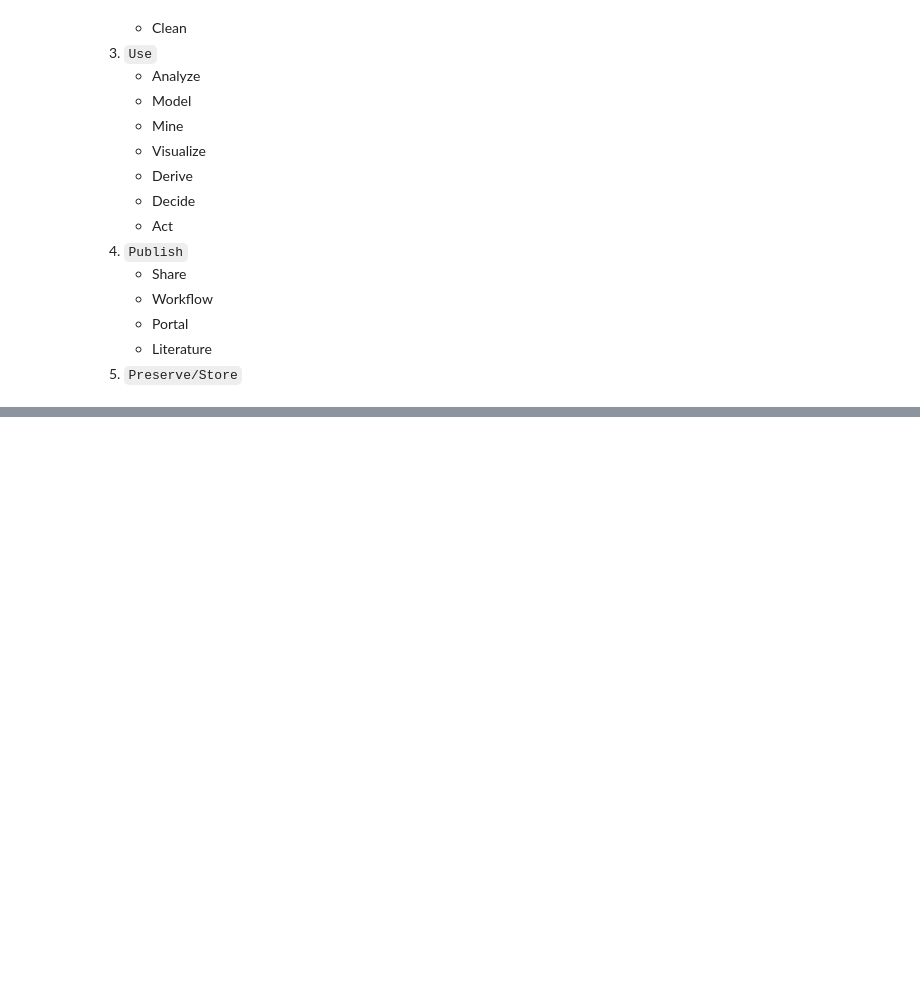
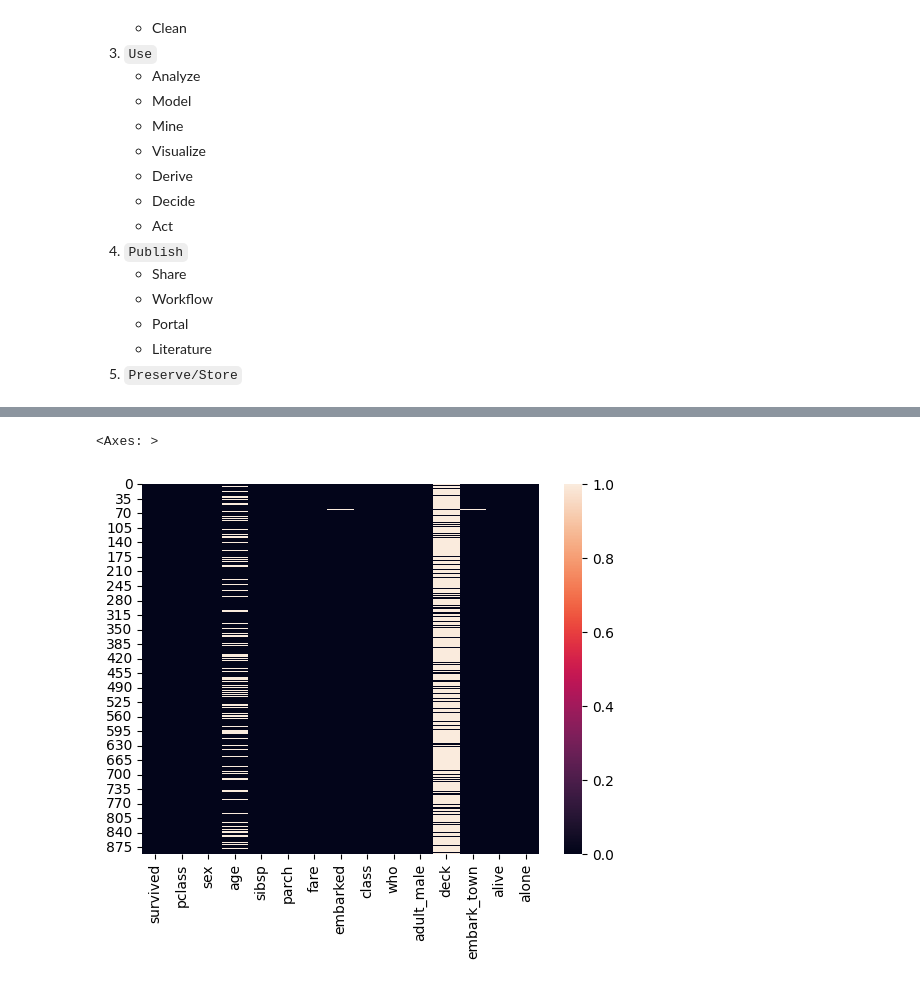
Before and after one commit to gak92/AI-DS2024, a Jupyter notebook: 01_eda/01_pandas.ipynb, the cells around one changed output, grey strips where cells are left out. Saved outputs shown, nothing was run; the diff lists cells and outputs as text; code cells hidden in the pictures; blank space fills up the shorter version.

```diff
--- a/01_eda/01_pandas.ipynb
+++ b/01_eda/01_pandas.ipynb
@@ -216,0 +223,2 @@ df.describe()
+# %%
+df = sns.load_dataset('titanic')
@@ -216,0 +300,6 @@ df.describe()
+# %%
+# visualize missing values
+sns.heatmap(df.isnull())
+# %% [output]
+<Axes: >
+[figure, added]
```
Also changed, not shown: parts of 24 cells of this notebook.
